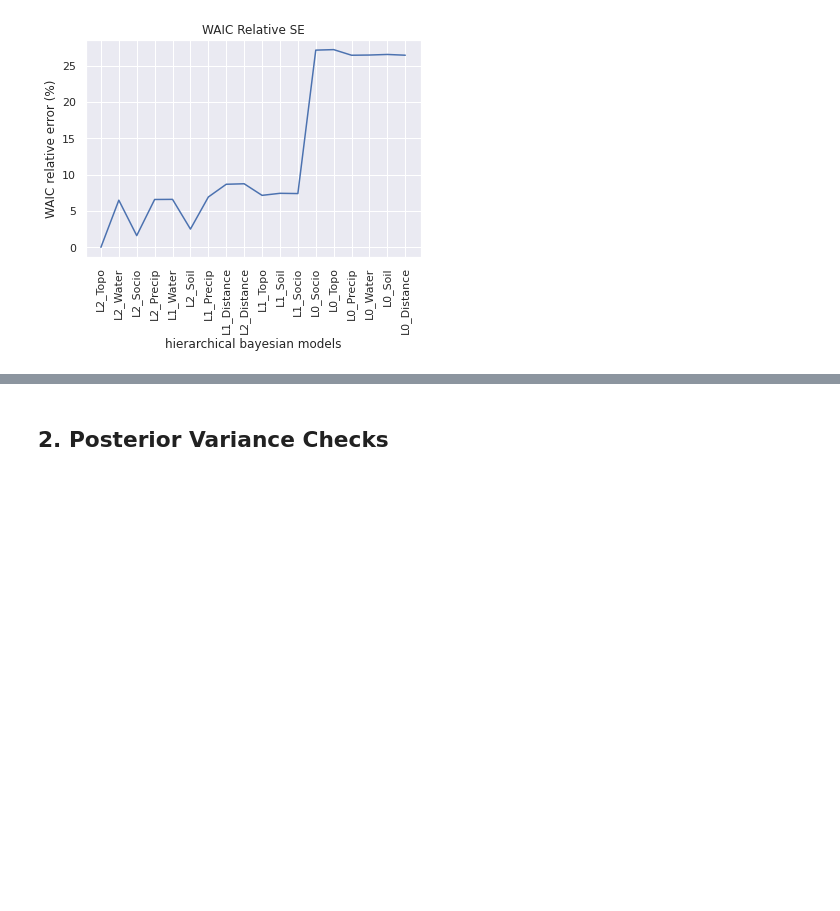
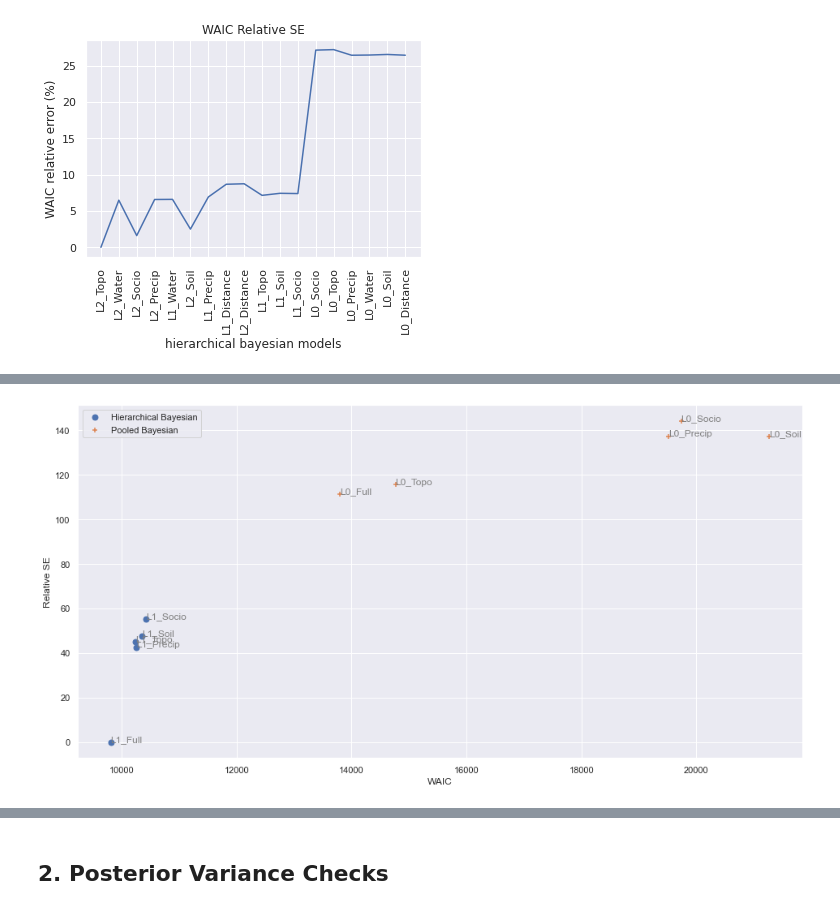
Before and after one commit to juannat7/bayesian_septic, a Jupyter notebook: notebooks/03_goodness_of_fit.ipynb, the cells around one changed output, grey strips where cells are left out. Saved outputs shown, nothing was run; the diff lists cells and outputs as text; code cells hidden in the pictures; blank space fills up the shorter version.

```diff
--- a/notebooks/03_goodness_of_fit.ipynb
+++ b/notebooks/03_goodness_of_fit.ipynb
@@ -138 +203,19 @@ ax.legend()
+# %%
+# SE vs WAIC
+f, ax = plt.subplots(figsize=(16,8))
+# ax.scatter(l2_waic, l2_dse, label='L2', marker='x')
+ax.scatter(l1_waic, l1_dse, label='Hierarchical Bayesian', marker='o', s=48)
+ax.scatter(l0_waic, l0_dse, label='Pooled Bayesian', marker='+', s=48)
+for i, txt in enumerate(l1.index.values):
+    ax.annotate(txt, (l1_waic[i] - 0.5, l1_dse[i] + 0.2), fontsize=12, color='gray')
+
+for i, txt in enumerate(l0.index.values):
+    ax.annotate(txt, (l0_waic[i] - 0.5, l0_dse[i] + 0.2), fontsize=12, color='gray')
+
+ax.set_xlabel('WAIC')
+ax.set_ylabel('Relative SE')
+ax.legend()
+f.savefig('../docs/waic_se_all.pdf', dpi=300)
+# %% [output]
+[figure, added]
 # %%
```
Also changed, not shown: parts of 9 cells of this notebook, 20 other files.
